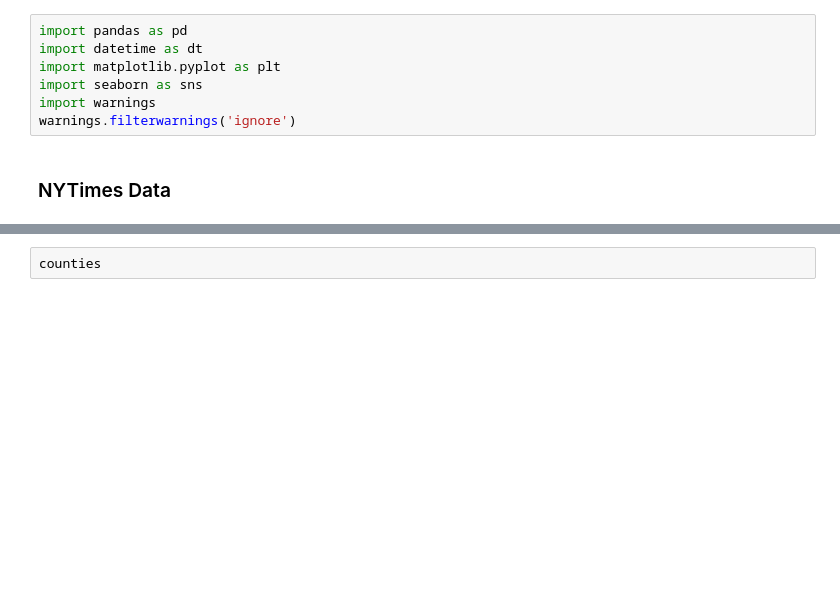
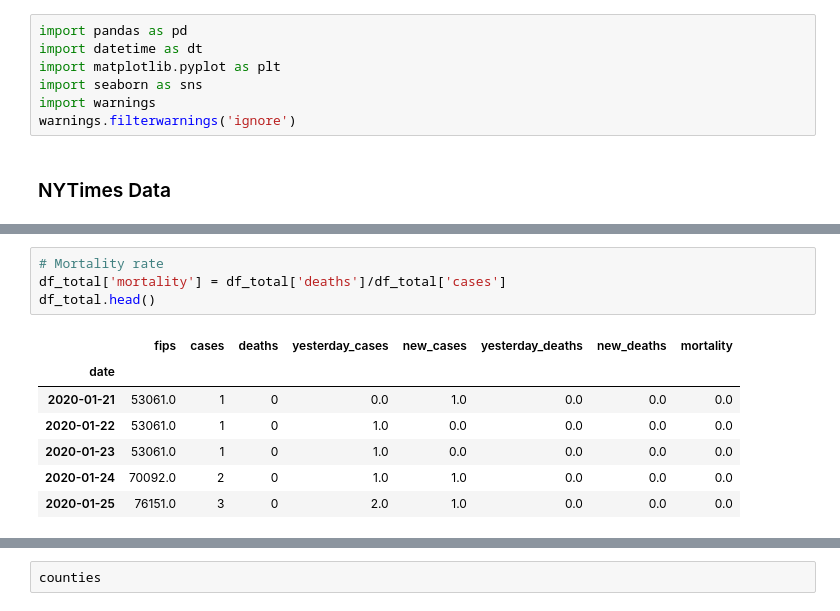
Before and after one commit to TianyuanCai/covid19, a Jupyter notebook: code/EDA.ipynb, the cells around one changed output, grey strips where cells are left out. Cells and saved outputs as stored; diff of their text form; blank space fills up the shorter version.

```diff
--- a/code/EDA.ipynb
+++ b/code/EDA.ipynb
@@ -23,0 +86,12 @@ data_nytimes.shape
+# %%
+# Mortality rate
+df_total['mortality'] = df_total['deaths']/df_total['cases']
+df_total.head()
+# %% [output]
+|  | fips | cases | deaths | yesterday_cases | new_cases | yesterday_deaths | new_deaths | mortality |
+| date |  |  |  |  |  |  |  |  |
+| 2020-01-21 | 53061.0 | 1 | 0 | 0.0 | 1.0 | 0.0 | 0.0 | 0.0 |
+| 2020-01-22 | 53061.0 | 1 | 0 | 1.0 | 0.0 | 0.0 | 0.0 | 0.0 |
+| 2020-01-23 | 53061.0 | 1 | 0 | 1.0 | 0.0 | 0.0 | 0.0 | 0.0 |
+| 2020-01-24 | 70092.0 | 2 | 0 | 1.0 | 1.0 | 0.0 | 0.0 | 0.0 |
+| 2020-01-25 | 76151.0 | 3 | 0 | 2.0 | 1.0 | 0.0 | 0.0 | 0.0 |
```
Also changed, not shown: parts of 23 cells of this notebook.
